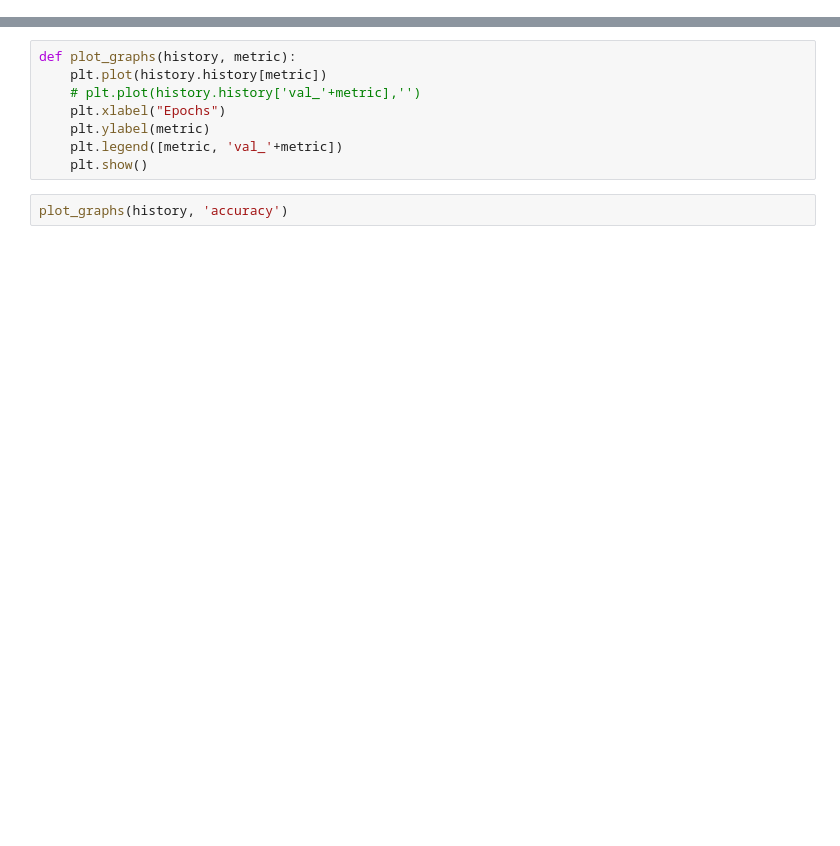
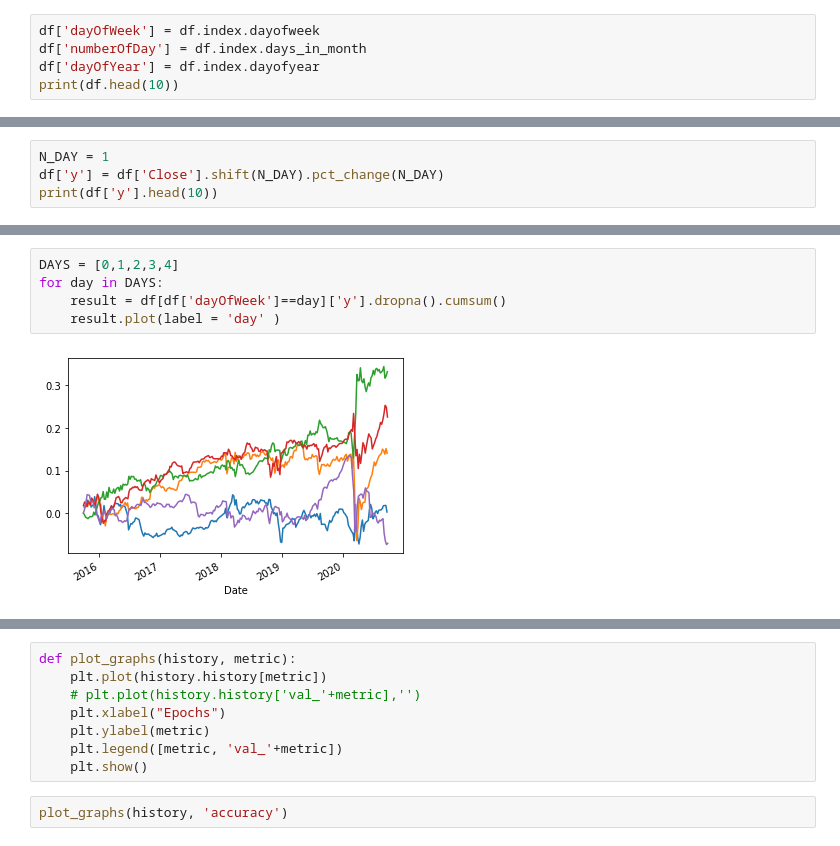
Before and after one commit to VladimirOvsienko/tenorflow, a Jupyter notebook: data.ipynb, the cells around one changed output, grey strips where cells are left out. Cells and saved outputs as stored; diff of their text form; blank space fills up the shorter version.

```diff
--- a/data.ipynb
+++ b/data.ipynb
@@ -11,0 +26,5 @@ from tensorflow.keras import regularizers
+# %%
+df['dayOfWeek'] = df.index.dayofweek
+df['numberOfDay'] = df.index.days_in_month
+df['dayOfYear'] = df.index.dayofyear
+print(df.head(10))
@@ -11,0 +49,4 @@ from tensorflow.keras import regularizers
+# %%
+N_DAY = 1
+df['y'] = df['Close'].shift(N_DAY).pct_change(N_DAY)
+print(df['y'].head(10))
@@ -11,0 +66,7 @@ from tensorflow.keras import regularizers
+# %%
+DAYS = [0,1,2,3,4]
+for day in DAYS:
+    result = df[df['dayOfWeek']==day]['y'].dropna().cumsum()
+    result.plot(label = 'day' )
+# %% [output]
+[figure, added]
```
Also changed, not shown: parts of 20 cells of this notebook.
